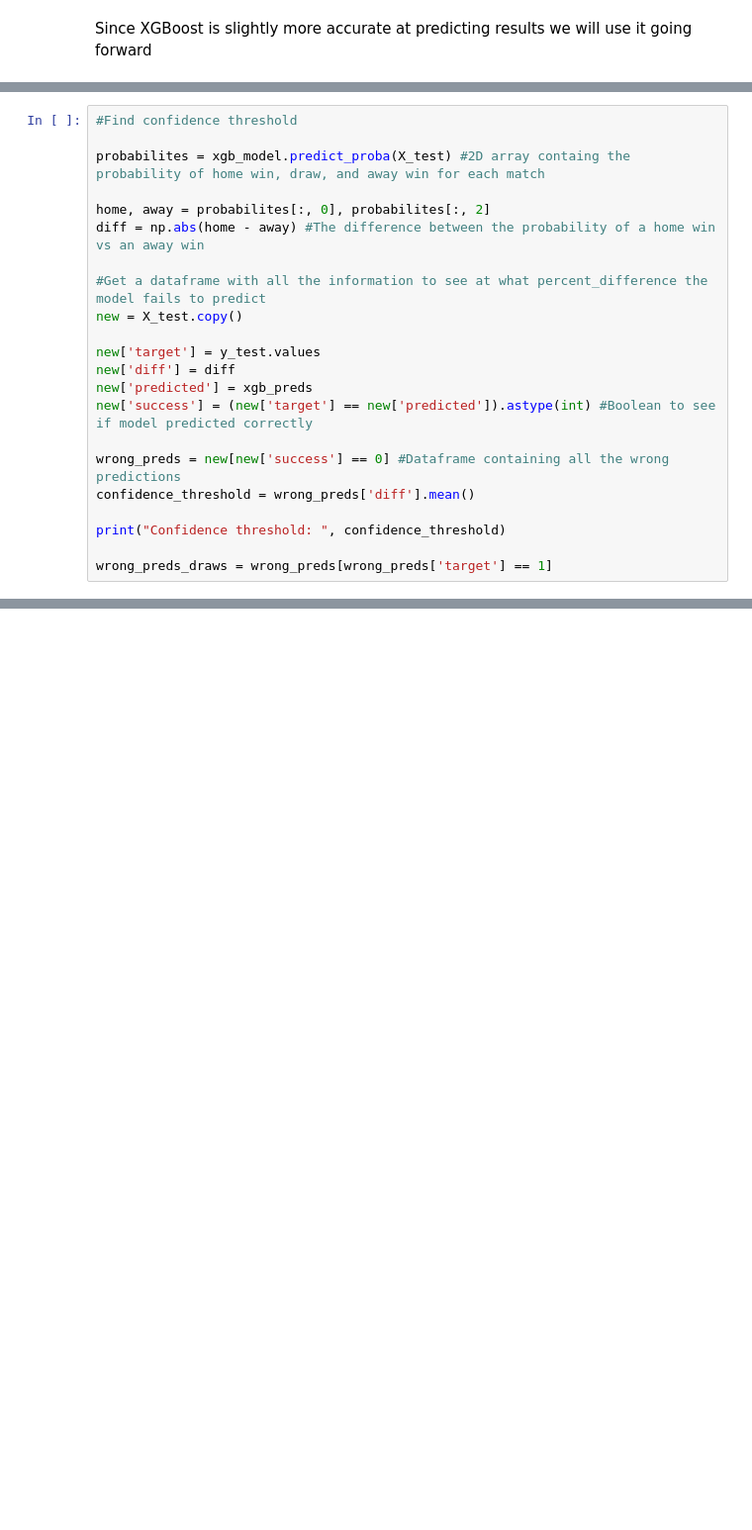
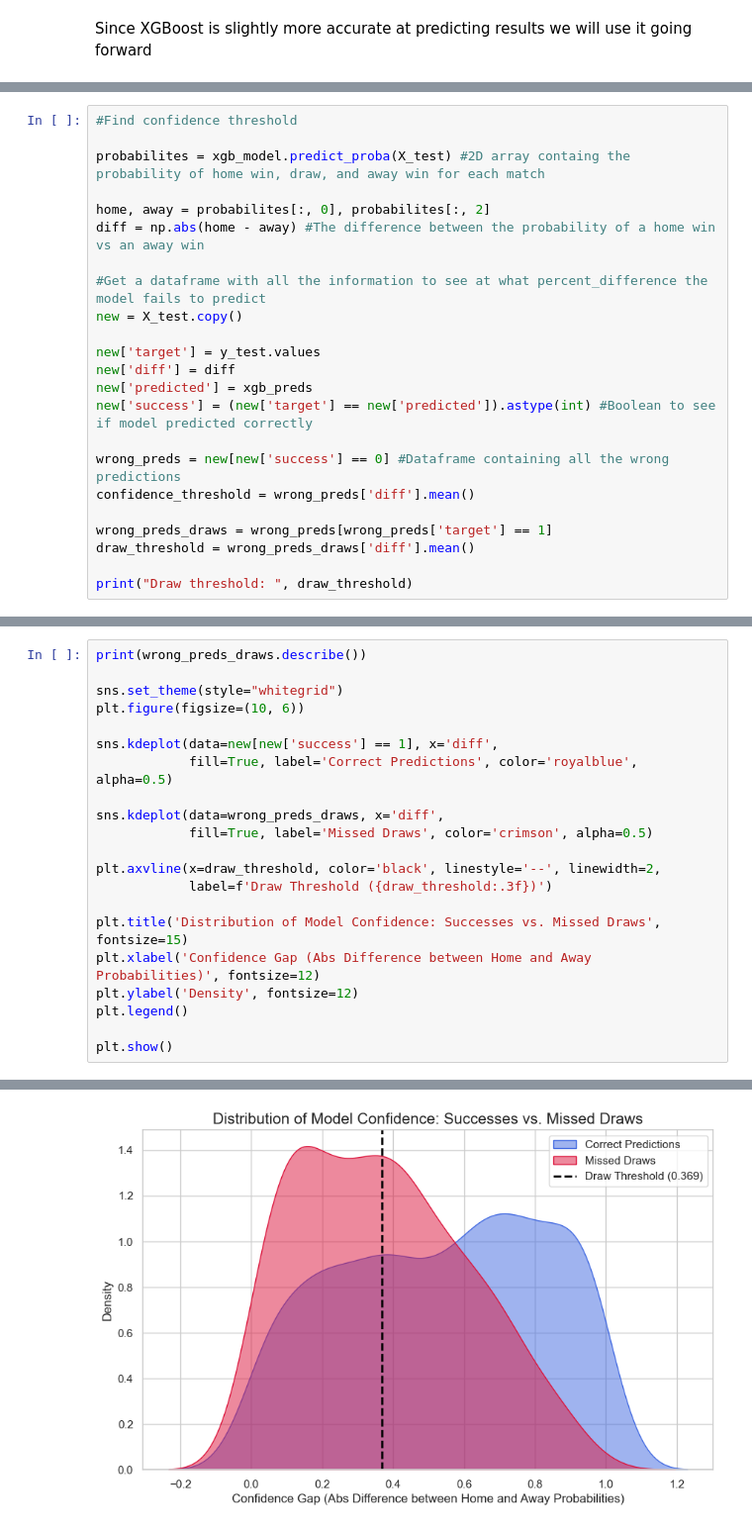
Before and after one commit to arms-and-hands155/WC2026-Predictor, a Jupyter notebook: notebooks/02_model.ipynb, the cells around one changed output, grey strips where cells are left out. Shown at 99% size. Cells and saved outputs as stored; diff of their text form; blank space fills up the shorter version.

```diff
--- a/notebooks/02_model.ipynb
+++ b/notebooks/02_model.ipynb
@@ -114,7 +108,8 @@ new['success'] = (new['target'] == new['predicted']).astype(int) #Boolean to see
 wrong_preds = new[new['success'] == 0] #Dataframe containing all the wrong predictions
 confidence_threshold = wrong_preds['diff'].mean()
 
-print("Confidence threshold: ", confidence_threshold)
+wrong_preds_draws = wrong_preds[wrong_preds['target'] == 1]
+draw_threshold = wrong_preds_draws['diff'].mean()
 
-wrong_preds_draws = wrong_preds[wrong_preds['target'] == 1]
+print("Draw threshold: ", draw_threshold)
 # %% [output]
@@ -121,0 +117,22 @@ Confidence threshold:  0.3176529
+# %%
+print(wrong_preds_draws.describe())
+
+sns.set_theme(style="whitegrid")
+plt.figure(figsize=(10, 6))
+
+sns.kdeplot(data=new[new['success'] == 1], x='diff',
+            fill=True, label='Correct Predictions', color='royalblue', alpha=0.5)
+
+sns.kdeplot(data=wrong_preds_draws, x='diff',
+            fill=True, label='Missed Draws', color='crimson', alpha=0.5)
+
+plt.axvline(x=draw_threshold, color='black', linestyle='--', linewidth=2,
+            label=f'Draw Threshold ({draw_threshold:.3f})')
+
+plt.title('Distribution of Model Confidence: Successes vs. Missed Draws', fontsize=15)
+plt.xlabel('Confidence Gap (Abs Difference between Home and Away Probabilities)', fontsize=12)
+plt.ylabel('Density', fontsize=12)
+plt.legend()
+
+plt.show()
+# %% [output]
@@ -121,0 +158 @@ Confidence threshold:  0.3176529
+[figure, added]
```
Also changed, not shown: parts of 10 cells of this notebook, 1 other file.
